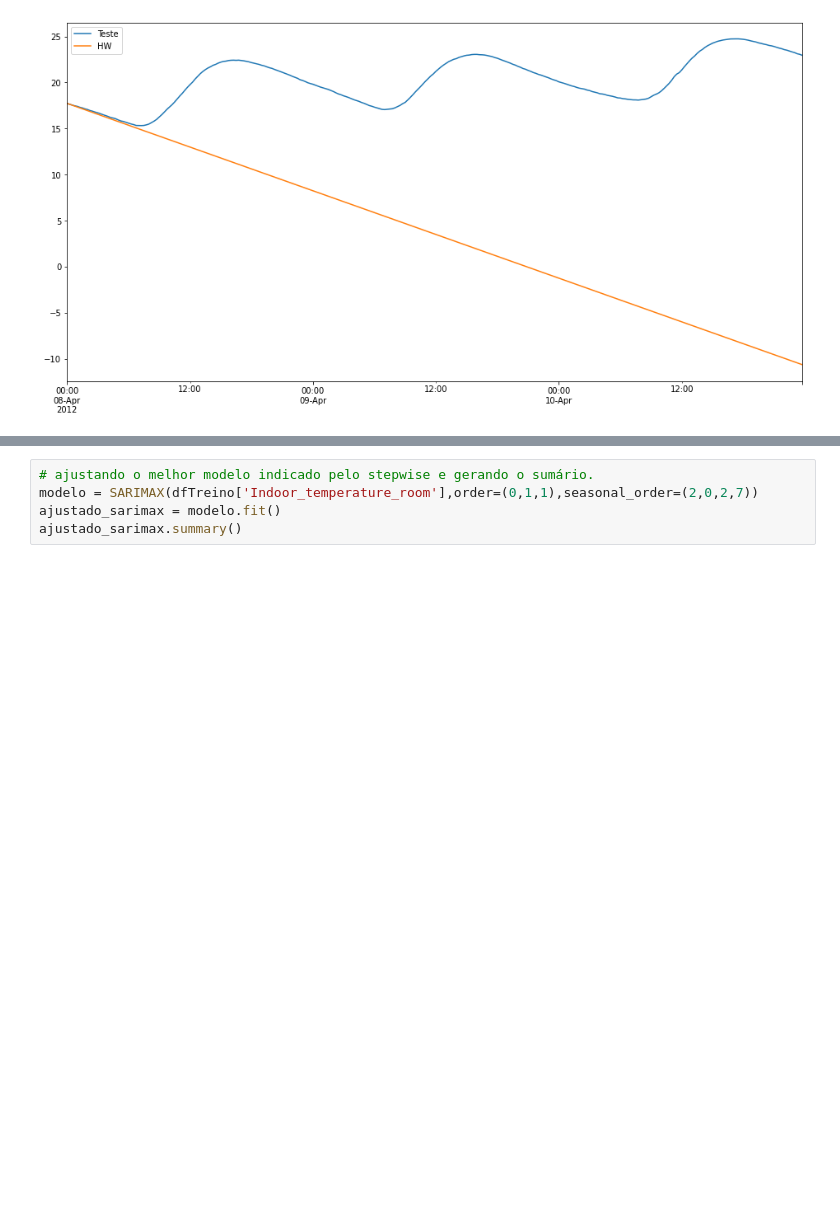
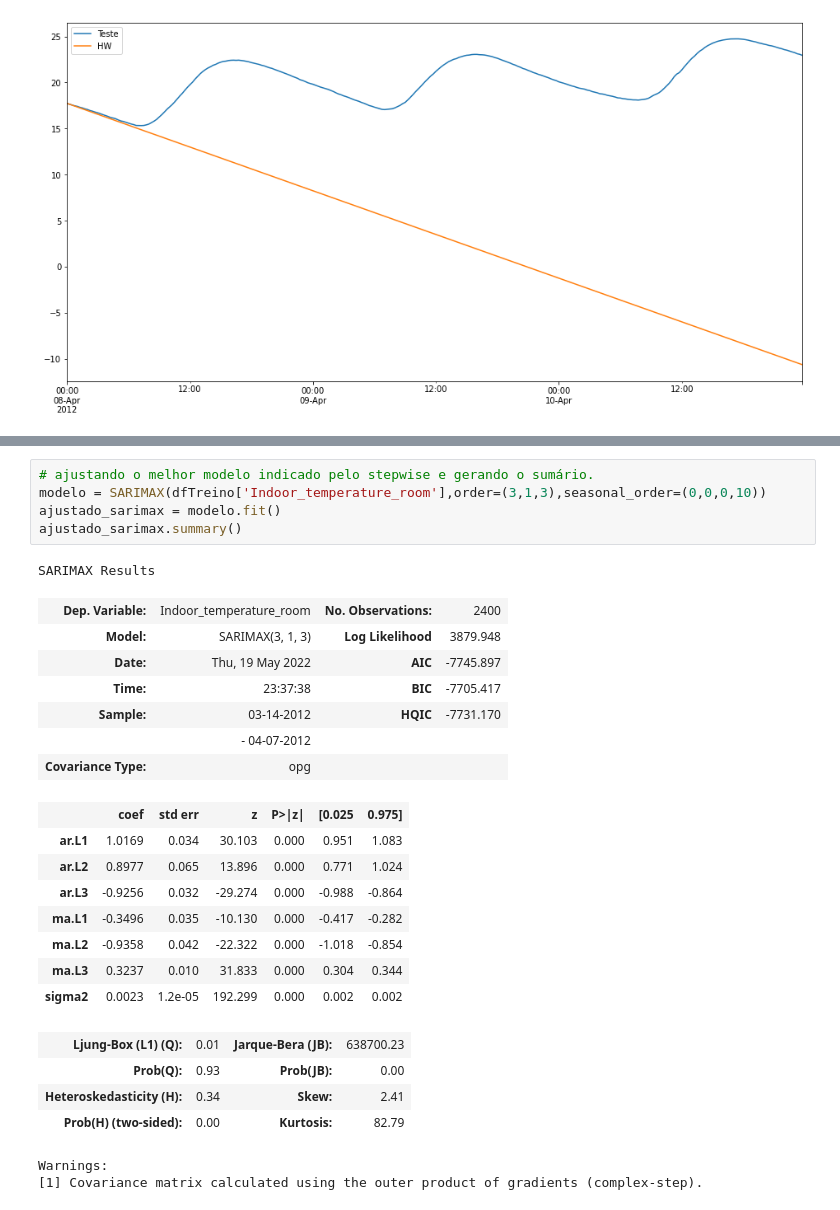
Before and after one commit to HedersonSantos/SmartHome, a Jupyter notebook: seriesTemporais.ipynb, the cells around one changed output, grey strips where cells are left out. Saved outputs shown, nothing was run; the diff lists cells and outputs as text; blank space fills up the shorter version.

```diff
--- a/seriesTemporais.ipynb
+++ b/seriesTemporais.ipynb
@@ -321,9 +321,32 @@ stepwise_fit.summary()
 Performing stepwise search to minimize aic
 # %%
 # ajustando o melhor modelo indicado pelo stepwise e gerando o sumário.
-modelo = SARIMAX(dfTreino['Indoor_temperature_room'],order=(0,1,1),seasonal_order=(2,0,2,7))
+modelo = SARIMAX(dfTreino['Indoor_temperature_room'],order=(3,1,3),seasonal_order=(0,0,0,10))
 ajustado_sarimax = modelo.fit()
 ajustado_sarimax.summary()
+# %% [output]
+SARIMAX Results
+| Dep. Variable: | Indoor_temperature_room | No. Observations: | 2400 |
+| Model: | SARIMAX(3, 1, 3) | Log Likelihood | 3879.948 |
+| Date: | Thu, 19 May 2022 | AIC | -7745.897 |
+| Time: | 23:37:38 | BIC | -7705.417 |
+| Sample: | 03-14-2012 | HQIC | -7731.170 |
+|  | - 04-07-2012 |  |  |
+| Covariance Type: | opg |  |  |
+|  | coef | std err | z | P>|z| | [0.025 | 0.975] |
+| ar.L1 | 1.0169 | 0.034 | 30.103 | 0.000 | 0.951 | 1.083 |
+| ar.L2 | 0.8977 | 0.065 | 13.896 | 0.000 | 0.771 | 1.024 |
+| ar.L3 | -0.9256 | 0.032 | -29.274 | 0.000 | -0.988 | -0.864 |
+| ma.L1 | -0.3496 | 0.035 | -10.130 | 0.000 | -0.417 | -0.282 |
+| ma.L2 | -0.9358 | 0.042 | -22.322 | 0.000 | -1.018 | -0.854 |
+| ma.L3 | 0.3237 | 0.010 | 31.833 | 0.000 | 0.304 | 0.344 |
+| sigma2 | 0.0023 | 1.2e-05 | 192.299 | 0.000 | 0.002 | 0.002 |
+| Ljung-Box (L1) (Q): | 0.01 | Jarque-Bera (JB): | 638700.23 |
+| Prob(Q): | 0.93 | Prob(JB): | 0.00 |
+| Heteroskedasticity (H): | 0.34 | Skew: | 2.41 |
+| Prob(H) (two-sided): | 0.00 | Kurtosis: | 82.79 |
+Warnings:
+[1] Covariance matrix calculated using the outer product of gradients (complex-step).
 # %%
 #avaliando o modelo.
 inicio=len(dfTreino)
```
Also changed, not shown: parts of 4 cells of this notebook.
